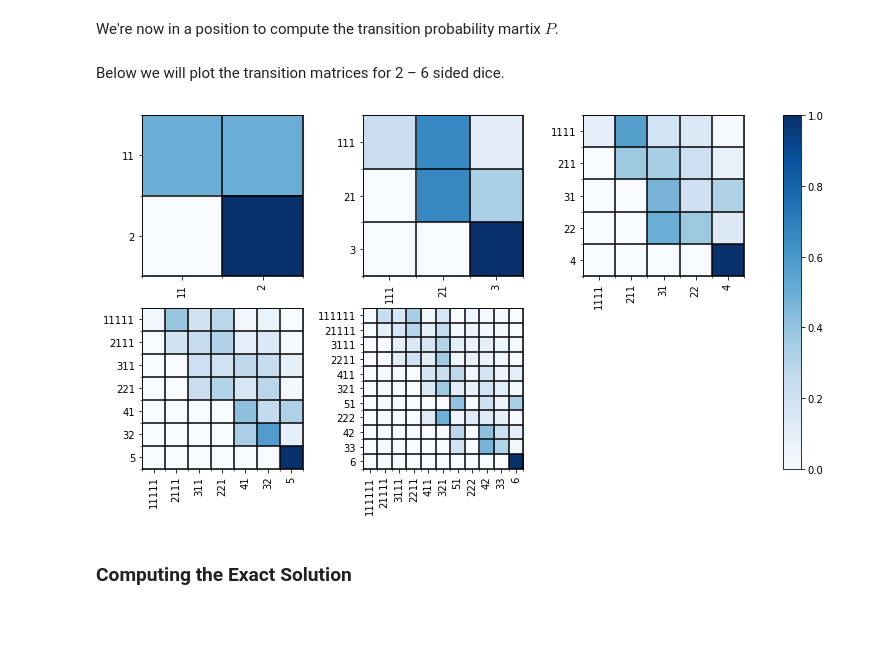
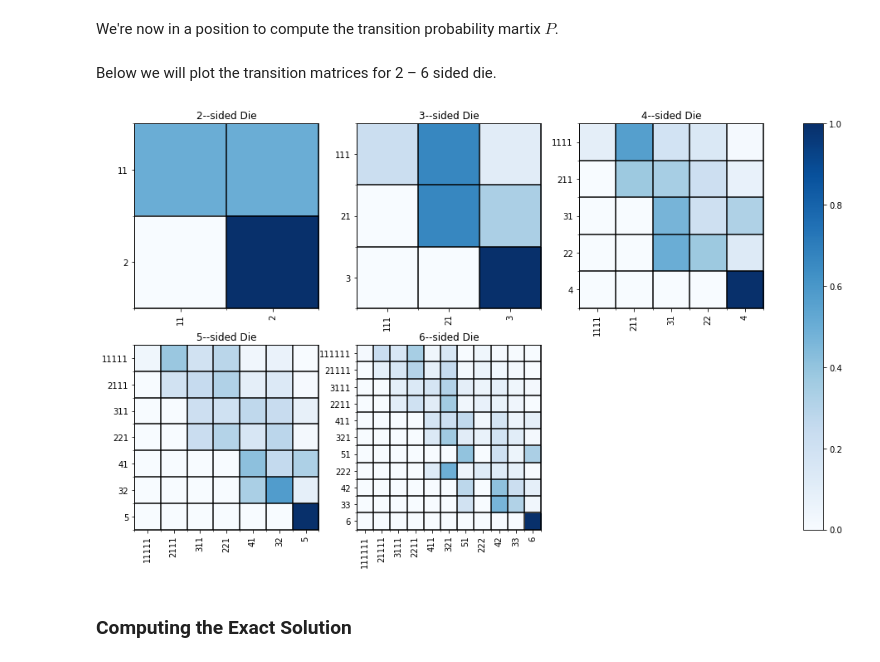
Before and after one commit to pkepley/blog-notebooks, a Jupyter notebook: 20200403_RiddlerSoln0327/riddler_2020327.ipynb, the cells around one changed output. Drawn from its saved outputs; the diff is of its cells as text; code cells hidden in the pictures; blank space fills up the shorter version.

```diff
--- a/20200403_RiddlerSoln0327/riddler_2020327.ipynb
+++ b/20200403_RiddlerSoln0327/riddler_2020327.ipynb
@@ -153,39 +153,43 @@ def transition_matrix(n_sides):
 
     return p, n_types, [''.join([str(k) for k in s]) for s in s_types]
 # %% [markdown]
-Below we will plot the transition matrices for 2 &ndash; 6 sided dice.
+Below we will plot the transition matrices for 2 &ndash; 6 sided die.
 # %%
-fig, axs = plt.subplots(2, 3, figsize=(14,6.5))
+fig, axs = plt.subplots(2, 3, figsize=(17,9))
 
 for n_sides in range(2, 6 + 1):
     # Generate the transition matrices
     p, n_types, s_types = transition_matrix(n_sides)
 
+    # Columns and row of subplots
     i, j = (n_sides - 2) // 3, (n_sides-2) % 3
 
     # Set ax and plot the image on it
     ax = axs[i][j]
     im = ax.imshow(p, cmap='Blues')
 
     # Minor ticks to add borders to squares
     # https://stackoverflow.com/questions/38973868/adjusting-gridlines-and-ticks-in-matplotlib-imshow
     ax.set_xticks(np.arange(-.5, n_types, 1), minor=True)
     ax.set_yticks(np.arange(-.5, n_types, 1), minor=True)
     ax.grid(which='minor', color='k', linestyle='-', linewidth=1.5)
 
+    # Title for subplot
+    ax.set_title('{}--sided Die'.format(n_sides))
+
     # X-labels
     ax.set_xticks(np.arange(n_types))
     ax.set_xticklabels(s_types, rotation=90)
 
     # Y-labels
     ax.set_yticks(np.arange(n_types))
     ax.set_yticklabels(s_types, rotation=0)
 
 fig.delaxes(axs[1, 2])
 fig.colorbar(im, ax=axs.ravel().tolist())
 plt.show()
 # %% [output]
-[figure, old version]
+[figure, new version]
 # %% [markdown]
 ### Computing the Exact Solution
 # %% [markdown]
```
Also changed, not shown: parts of 12 cells of this notebook.
